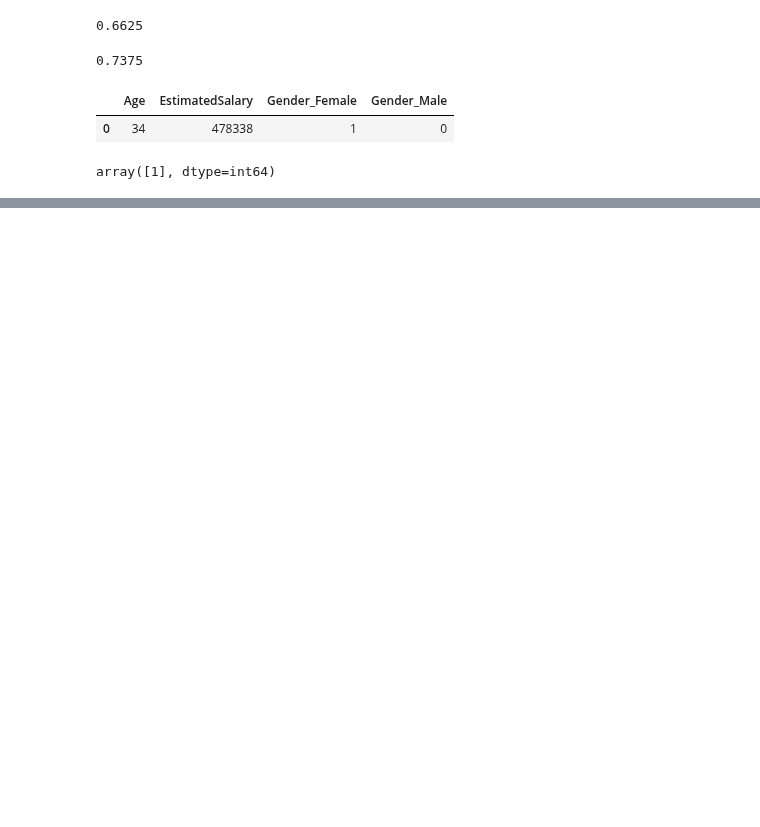
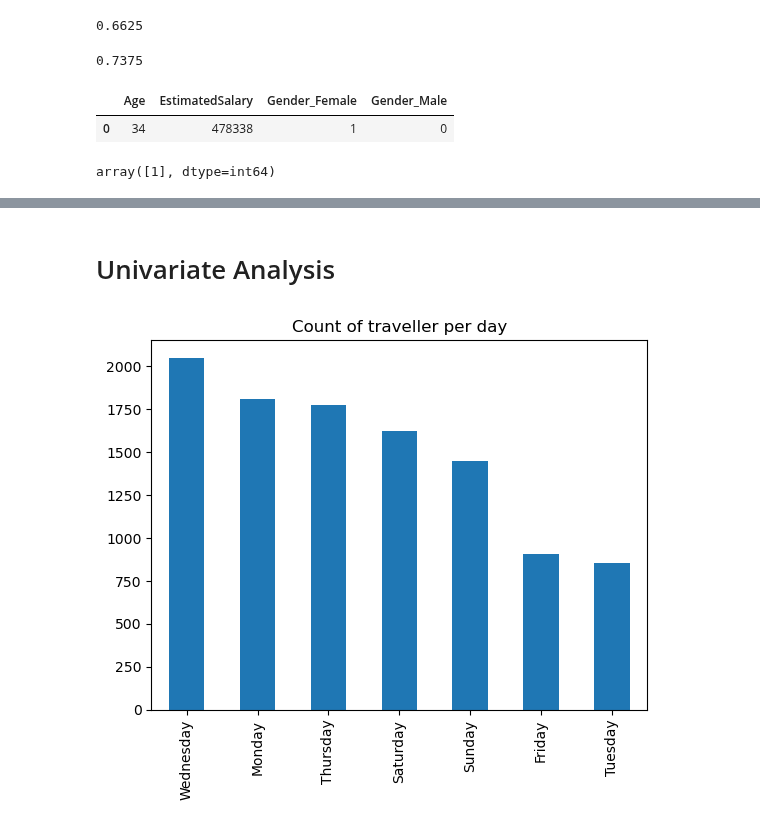
Before and after one commit to kazeemolaitanmusbau/Postgresql-Works, a Jupyter notebook: Untitled.ipynb, the cells around one changed output, grey strips where cells are left out. Drawn from its saved outputs; the diff is of its cells as text; code cells hidden in the pictures; blank space fills up the shorter version.

```diff
--- a/Untitled.ipynb
+++ b/Untitled.ipynb
@@ -165,0 +264,6 @@ random forest
+# %%
+# drop all the missing values
+train.dropna(inplace=True)
+# %%
+# drop all the duplicates
+train.drop_duplicates(inplace=True)
@@ -165,0 +291,15 @@ random forest
+# %%
+train["Date_of_Journey"]=pd.to_datetime( train["Date_of_Journey"], infer_datetime_format=True )
+# %%
+train["day of the journey"]=train["Date_of_Journey"].dt.day_name()
+train["month of the journey"]=train["Date_of_Journey"].dt.month_name()
+train["year of the journey"]=train["Date_of_Journey"].dt.year
+# %% [markdown]
+# Univariate Analysis
+# %%
+days=train["day of the journey"].value_counts()
+days.plot(kind="bar")
+plt.title("Count of traveller per day")
+plt.show()
+# %% [output]
+[figure, added]
```
Also changed, not shown: parts of 29 cells of this notebook.
